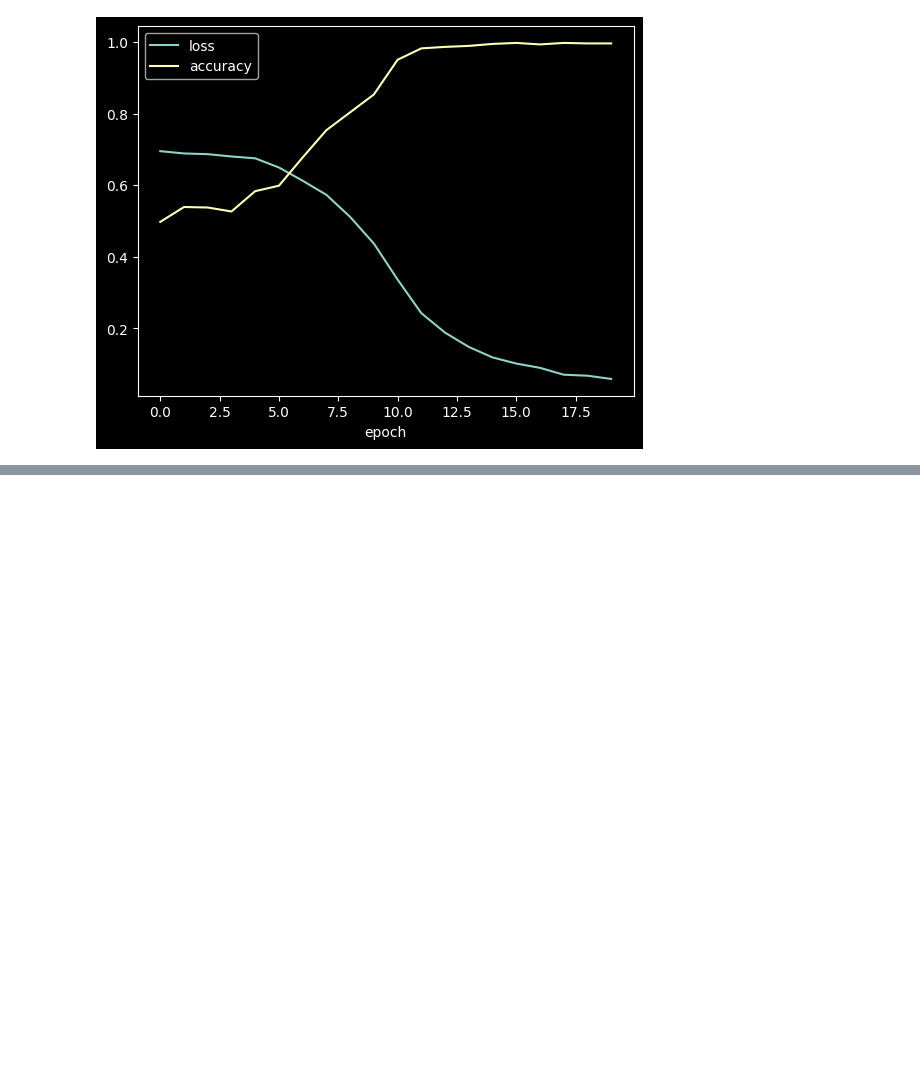
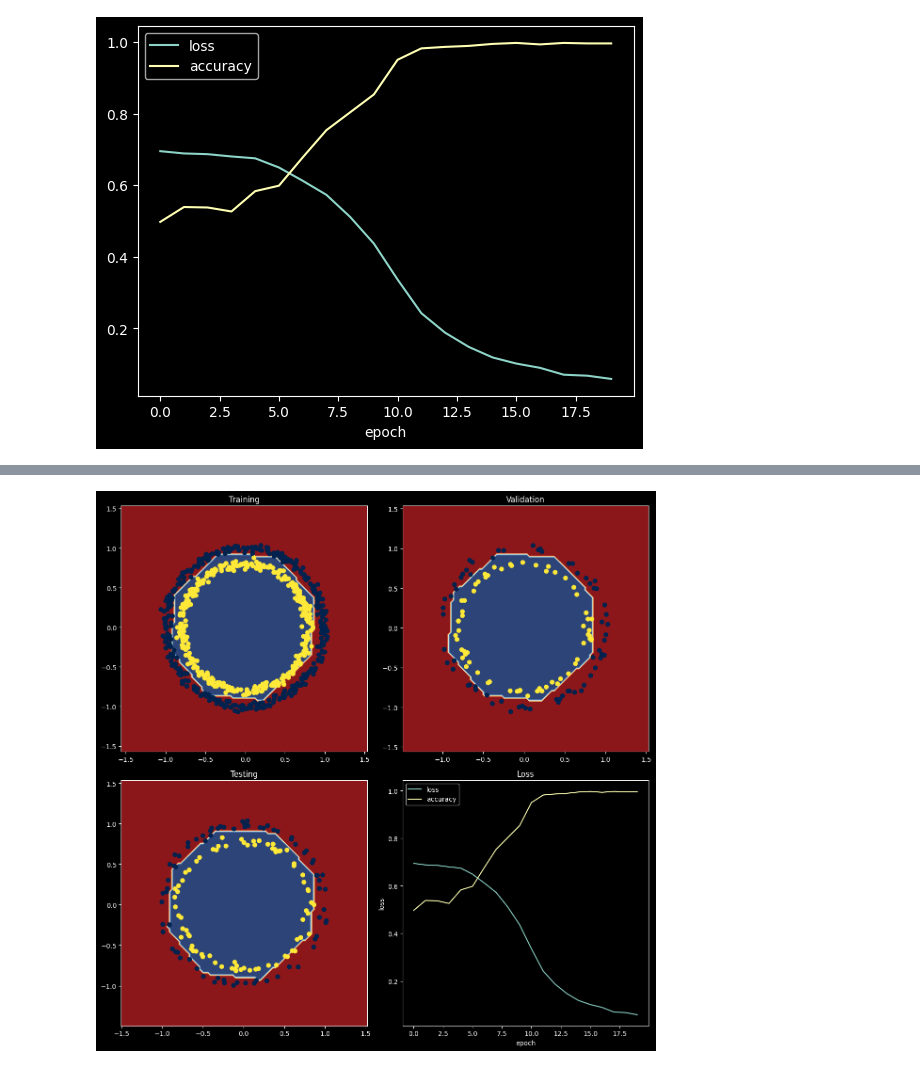
Before and after one commit to DavidRR-F/tensorflow-notes, a Jupyter notebook: notebooks/classification/tf-intro-to-classification.ipynb, the cells around one changed output, grey strips where cells are left out. Cells and saved outputs as stored; diff of their text form; code cells hidden in the pictures; blank space fills up the shorter version.

```diff
--- a/notebooks/classification/tf-intro-to-classification.ipynb
+++ b/notebooks/classification/tf-intro-to-classification.ipynb
@@ -483,3 +482,26 @@ pd.DataFrame(history_2.history).plot(xlabel='epoch')
 5/5 [==============================] - 0s 1ms/step - loss: 0.1131 - accuracy: 0.9600
 <Axes: xlabel='epoch'>
 [figure]
+# %%
+# Visualize the model
+plt.figure(figsize=(12,12))
+# Training subplot
+plt.subplot(2,2,1)
+plt.title('Training')
+plot_decision_boundary(bc_model_6, X_train, y_train)
+plt.subplot(2,2,2)
+# Validation Subplot
+plt.title('Validation')
+plot_decision_boundary(bc_model_6, X_val, y_val)
+plt.subplot(2,2,3)
+# Testing Subplot
+plt.title('Testing')
+plot_decision_boundary(bc_model_6, X_test, y_test)
+plt.subplot(2,2,4)
+# Loss Subplot
+plt.title('Loss')
+plt.ylabel('loss')
+plt.xlabel('epoch')
+pd.DataFrame(history_2.history).plot(ax=plt.gca())
+plt.tight_layout()
+# %% [output]
@@ -485,0 +514 @@ pd.DataFrame(history_2.history).plot(xlabel='epoch')
+[figure, added]
```
Also changed, not shown: parts of 7 cells of this notebook.
